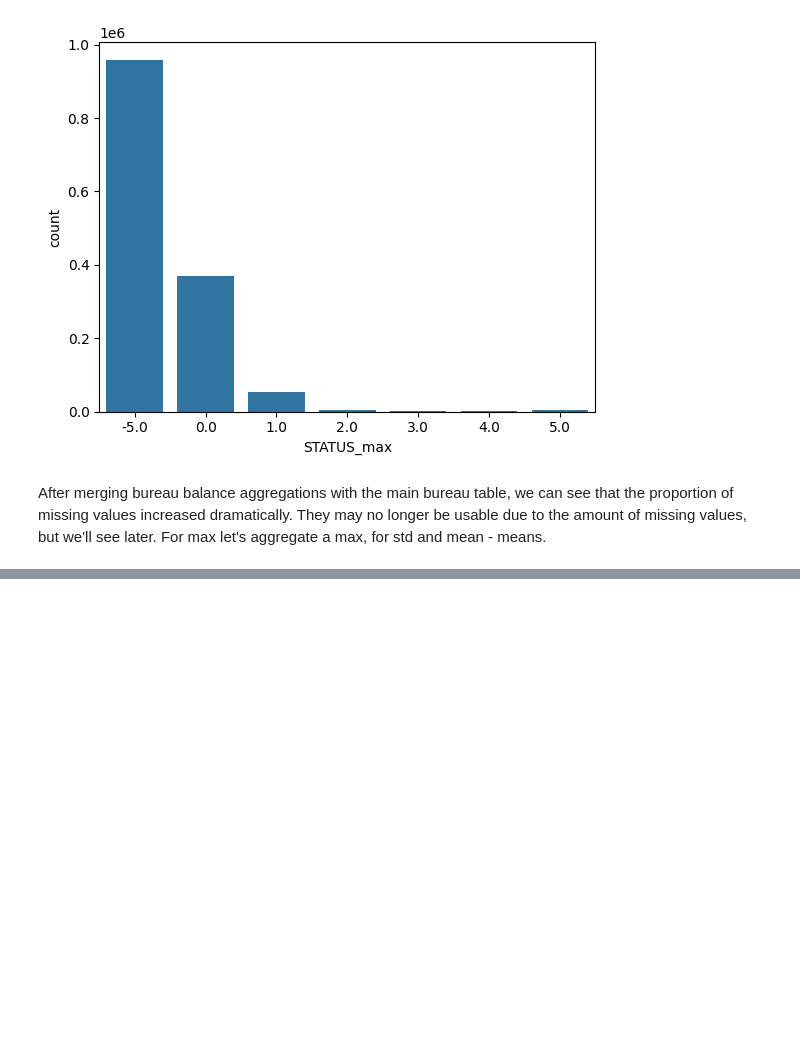
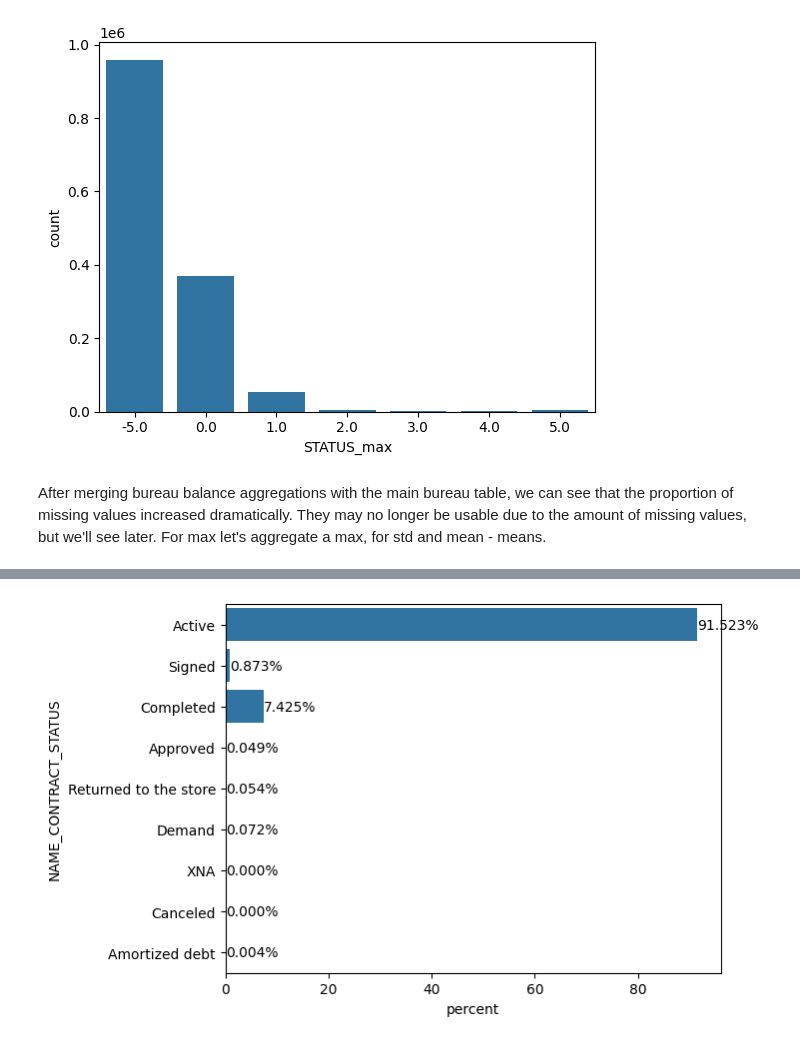
Before and after one commit to Vienmarskinis/home_credit_default_risk, a Jupyter notebook: wip.ipynb, the cells around one changed output, grey strips where cells are left out. Cells and saved outputs as stored; diff of their text form; code cells hidden in the pictures; blank space fills up the shorter version.

```diff
--- a/wip.ipynb
+++ b/wip.ipynb
@@ -349,0 +424,5 @@ aggregates = aggregates.join(credit_enddate_positive_agg, how="outer")
+# %%
+sns.countplot(df_cash, y="NAME_CONTRACT_STATUS", stat="percent")
+functions.add_labels(fmt="%2.3f%%")
+# %% [output]
+[figure, added]
```
Also changed, not shown: parts of 65 cells of this notebook, 2 other files.
